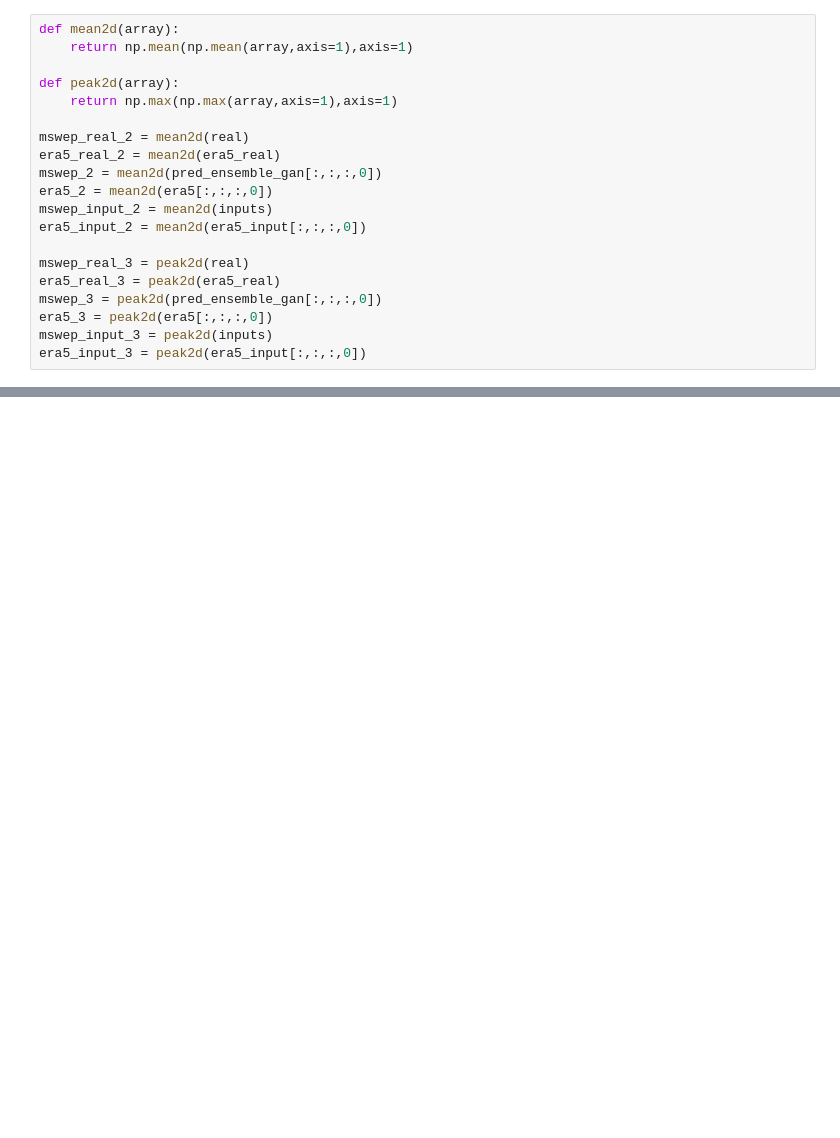
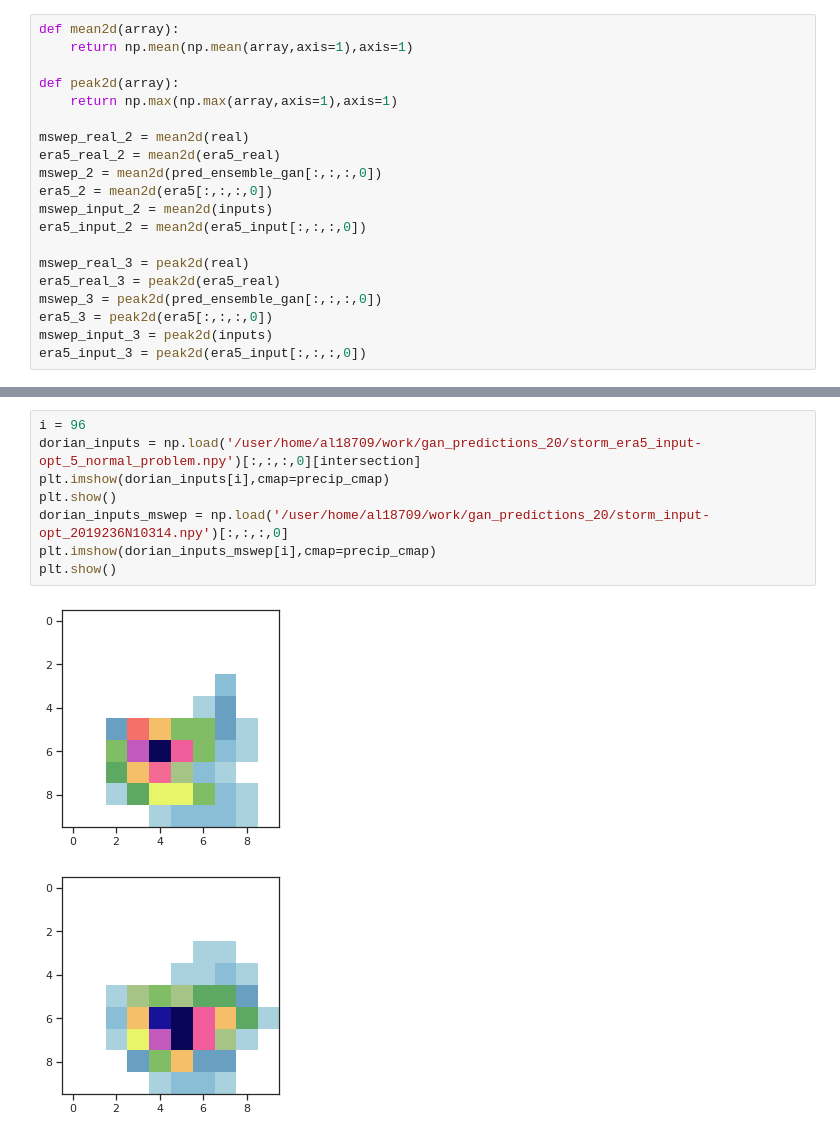
Before and after one commit to vosps/tropical_cyclone, a Jupyter notebook: figures/8_era5 copy.ipynb, the cells around one changed output, grey strips where cells are left out. Saved outputs shown, nothing was run; the diff lists cells and outputs as text; blank space fills up the shorter version.

```diff
--- a/figures/8_era5 copy.ipynb
+++ b/figures/8_era5 copy.ipynb
@@ -402,0 +599,11 @@ plt.savefig('dorian.png',bbox_inches='tight')
+# %%
+i = 96
+dorian_inputs = np.load('/user/home/al18709/work/gan_predictions_20/storm_era5_input-opt_5_normal_problem.npy')[:,:,:,0][intersection]
+plt.imshow(dorian_inputs[i],cmap=precip_cmap)
+plt.show()
+dorian_inputs_mswep = np.load('/user/home/al18709/work/gan_predictions_20/storm_input-opt_2019236N10314.npy')[:,:,:,0]
+plt.imshow(dorian_inputs_mswep[i],cmap=precip_cmap)
+plt.show()
+# %% [output]
+[figure, added]
+[figure, added]
```
Also changed, not shown: parts of 44 cells of this notebook, 12 other files.
